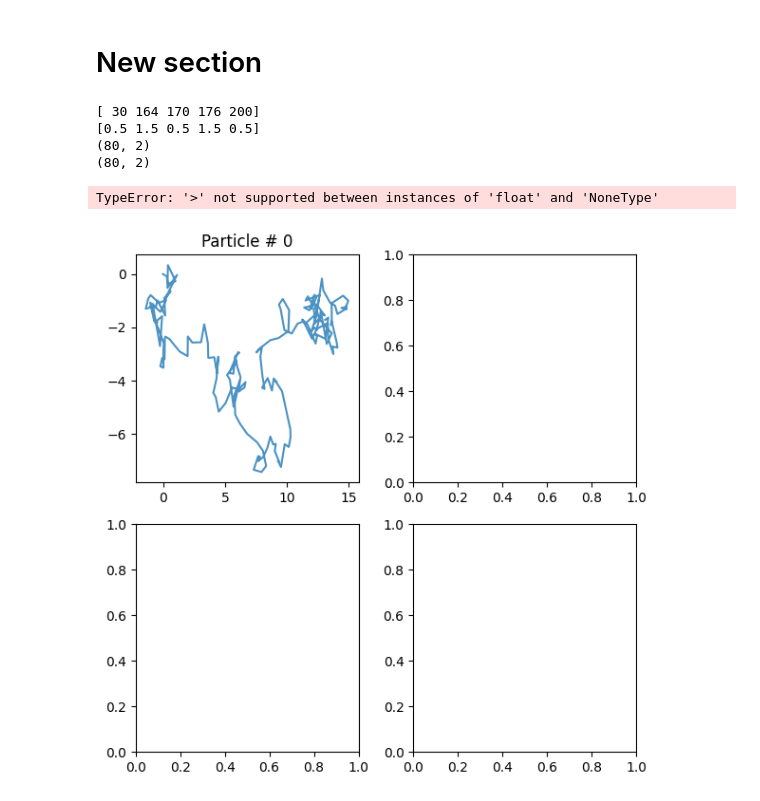
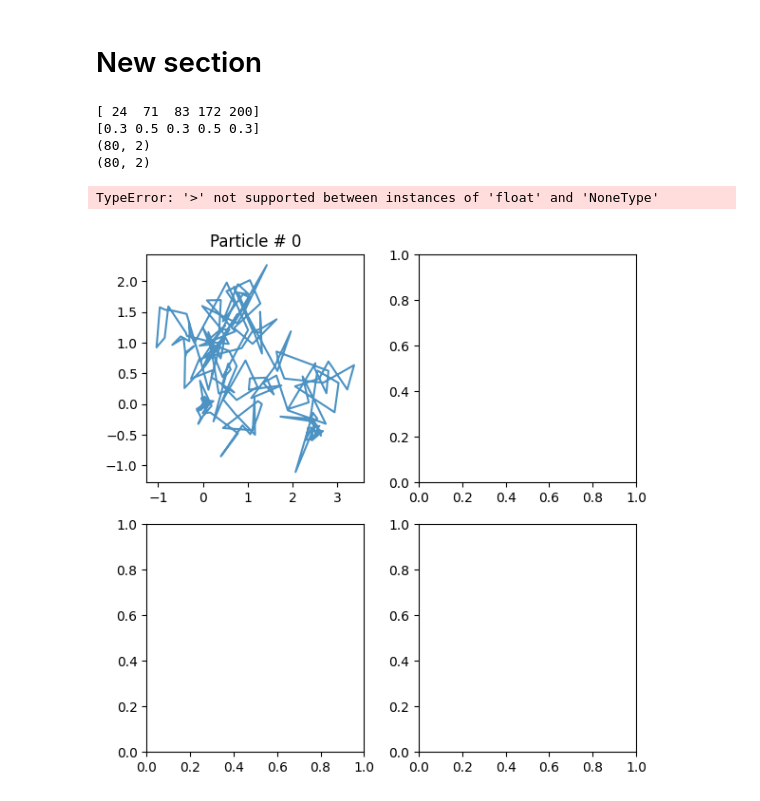
Before and after one commit to JunwooParkSaribu/SPT_a, a Jupyter notebook: analysis_modeling/training_sample8.ipynb, the cells around one changed output. Drawn from its saved outputs; the diff is of its cells as text; code cells hidden in the pictures.

```diff
--- a/analysis_modeling/training_sample8.ipynb
+++ b/analysis_modeling/training_sample8.ipynb
@@ -80,8 +80,8 @@ while cur_nb < nb:
     trajs_model, labels_model = models_phenom().multi_state(N=2,
                                                             L=None,
                                                             T=200,
-                                                            alphas=[0.5, 1.5],  # Fixed alpha for each state
-                                                            Ds=[[0.1, 0.0], [0.1, 0.0]],# Mean and variance of each state
+                                                            alphas=[0.3, 0.5],  # Fixed alpha for each state
+                                                            Ds=[[0.01, 0.0], [0.1, 0.0]],# Mean and variance of each state
                                                             M=[[0.99, 0.01], [0.01, 0.99]]
                                                            )
     non_trajs_model, non_labels = models_phenom().multi_state(N=2,
@@ -139,36 +139,36 @@ while cur_nb < nb:
             for i in range(SEARCH_WIDTH, WINDOW_WIDTH - SEARCH_WIDTH):
                 non_left_seq2 = (xs[i - SEARCH_WIDTH:i] / np.std(xs[i - SEARCH_WIDTH:i]))
                 non_right_seq2 = (xs[i:i + SEARCH_WIDTH] / np.std(xs[i - SEARCH_WIDTH:i]))
                 non_left_seq2 = np.cumsum(abs(uncumulate(non_left_seq2))) / SEARCH_WIDTH
                 non_right_seq2 = np.cumsum(abs(uncumulate(non_right_seq2))) / SEARCH_WIDTH
                 non_left_seqs2.append(non_left_seq2)
                 non_right_seqs2.append(non_right_seq2)
 
         seq_change_points.append(changepoints)
         cur_nb += 1
         print(changepoints)
         print(alphas_cp)
 
 
 left_seqs = np.array(left_seqs)
 right_seqs = np.array(right_seqs)
 ys_left_seqs = np.array(ys_left_seqs)
 ys_right_seqs = np.array(ys_right_seqs)
 non_left_seqs = np.array(non_left_seqs)
 non_right_seqs = np.array(non_right_seqs)
 non_left_seqs2 = np.array(non_left_seqs2)
 non_right_seqs2 = np.array(non_right_seqs2)
 print(left_seqs.shape)
 print(right_seqs.shape)
 
 plot_trajs(trajs_model[:, 0:2, :], L, 1, num_to_plot =2)
 # %% [output]
-[ 30 164 170 176 200]
-[0.5 1.5 0.5 1.5 0.5]
+[ 24  71  83 172 200]
+[0.3 0.5 0.3 0.5 0.3]
 (80, 2)
 (80, 2)
 TypeError: '>' not supported between instances of 'float' and 'NoneType'
-[figure, old version]
+[figure, new version]
 # %%
 SEARCH_WIDTH = 2
 all_vals = []
```
Also changed, not shown: parts of 3 cells of this notebook, 1 other file.
